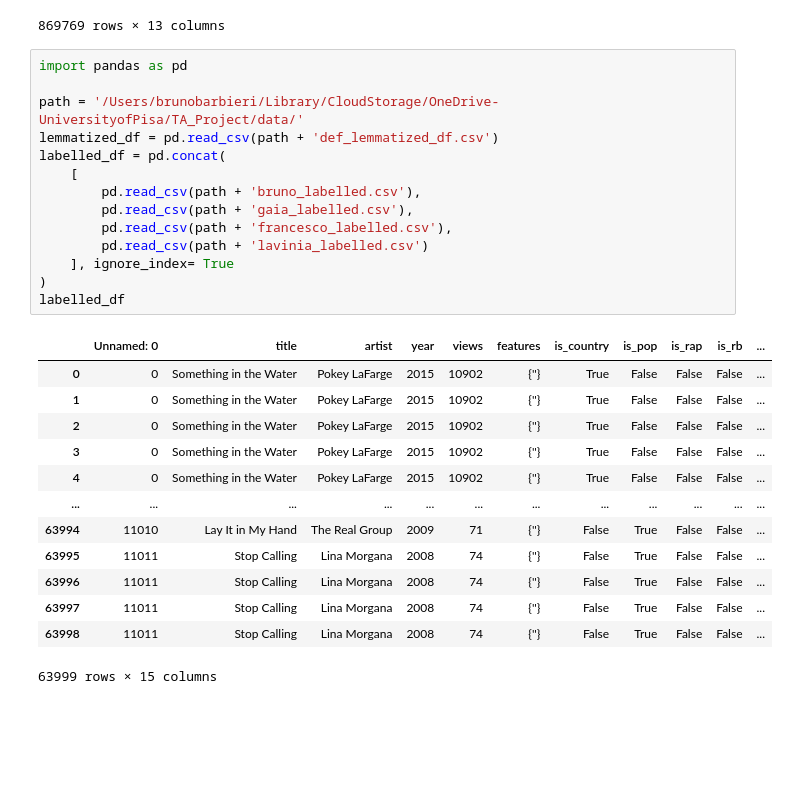
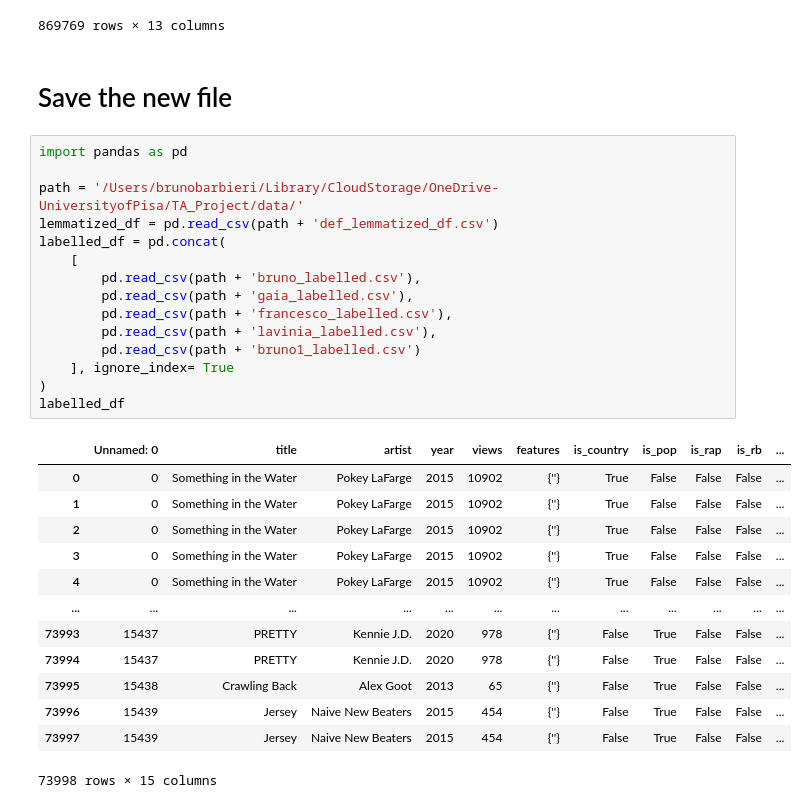
Before and after one commit to ChefBB/TA_project, a Jupyter notebook: labelling.ipynb, the cells around one changed output. Cells and saved outputs as stored; diff of their text form; blank space fills up the shorter version.

```diff
--- a/labelling.ipynb
+++ b/labelling.ipynb
@@ -103,34 +109,37 @@ lemmatized_df
 | 869767 | The Thin Gruel | Buck Gooter | 2012 | 28 | {''} | False | False | False | False | True | ... |
 | 869768 | The Thin Gruel | Buck Gooter | 2012 | 28 | {''} | False | False | False | False | True | ... |
 869769 rows × 13 columns
+# %% [markdown]
+# Save the new file
 # %%
 import pandas as pd
 
 path = '/Users/brunobarbieri/Library/CloudStorage/OneDrive-UniversityofPisa/TA_Project/data/'
 lemmatized_df = pd.read_csv(path + 'def_lemmatized_df.csv')
 labelled_df = pd.concat(
     [
         pd.read_csv(path + 'bruno_labelled.csv'),
         pd.read_csv(path + 'gaia_labelled.csv'),
         pd.read_csv(path + 'francesco_labelled.csv'),
-        pd.read_csv(path + 'lavinia_labelled.csv')
+        pd.read_csv(path + 'lavinia_labelled.csv'),
+        pd.read_csv(path + 'bruno1_labelled.csv')
     ], ignore_index= True
 )
 labelled_df
 # %% [output]
 |  | Unnamed: 0 | title | artist | year | views | features | is_country | is_pop | is_rap | is_rb | ... |
 | 0 | 0 | Something in the Water | Pokey LaFarge | 2015 | 10902 | {''} | True | False | False | False | ... |
 | 1 | 0 | Something in the Water | Pokey LaFarge | 2015 | 10902 | {''} | True | False | False | False | ... |
 | 2 | 0 | Something in the Water | Pokey LaFarge | 2015 | 10902 | {''} | True | False | False | False | ... |
 | 3 | 0 | Something in the Water | Pokey LaFarge | 2015 | 10902 | {''} | True | False | False | False | ... |
 | 4 | 0 | Something in the Water | Pokey LaFarge | 2015 | 10902 | {''} | True | False | False | False | ... |
 | ... | ... | ... | ... | ... | ... | ... | ... | ... | ... | ... | ... |
-| 63994 | 11010 | Lay It in My Hand | The Real Group | 2009 | 71 | {''} | False | True | False | False | ... |
-| 63995 | 11011 | Stop Calling | Lina Morgana | 2008 | 74 | {''} | False | True | False | False | ... |
-| 63996 | 11011 | Stop Calling | Lina Morgana | 2008 | 74 | {''} | False | True | False | False | ... |
-| 63997 | 11011 | Stop Calling | Lina Morgana | 2008 | 74 | {''} | False | True | False | False | ... |
-| 63998 | 11011 | Stop Calling | Lina Morgana | 2008 | 74 | {''} | False | True | False | False | ... |
+| 73993 | 15437 | PRETTY | Kennie J.D. | 2020 | 978 | {''} | False | True | False | False | ... |
+| 73994 | 15437 | PRETTY | Kennie J.D. | 2020 | 978 | {''} | False | True | False | False | ... |
+| 73995 | 15438 | Crawling Back | Alex Goot | 2013 | 65 | {''} | False | True | False | False | ... |
+| 73996 | 15439 | Jersey | Naive New Beaters | 2015 | 454 | {''} | False | True | False | False | ... |
+| 73997 | 15439 | Jersey | Naive New Beaters | 2015 | 454 | {''} | False | True | False | False | ... |
-63999 rows × 15 columns
+73998 rows × 15 columns
 # %%
 labelled_df.rename(
     columns= {'Unnamed: 0' : 'id'},
```
Also changed, not shown: parts of 10 cells of this notebook, 1 other file.
